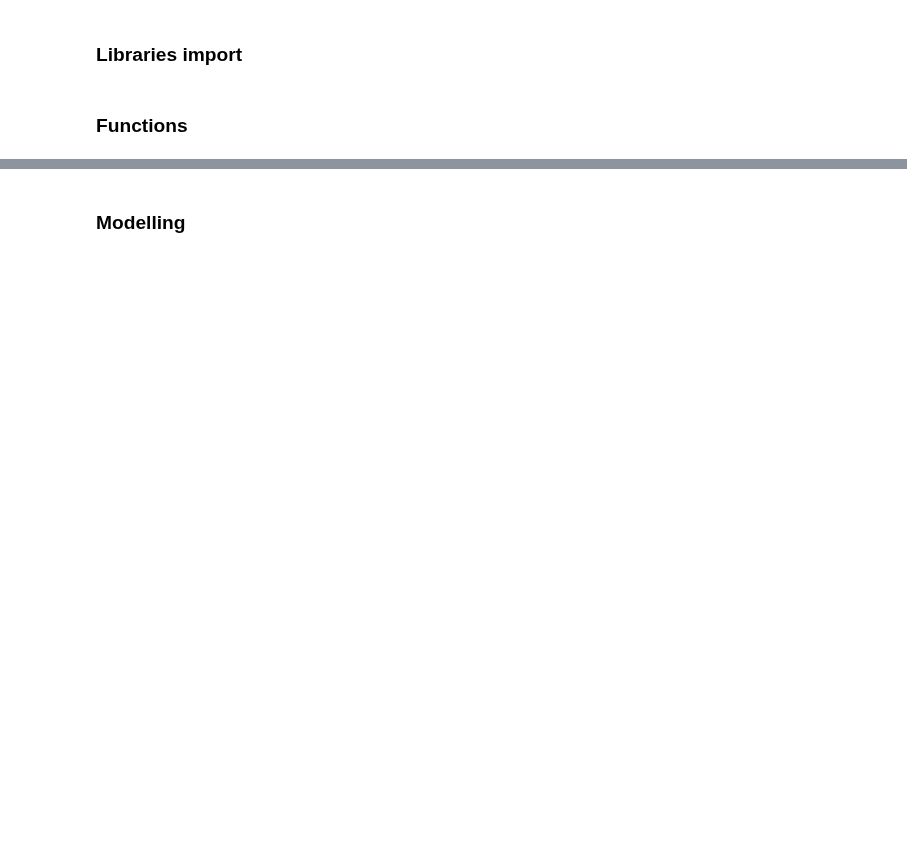
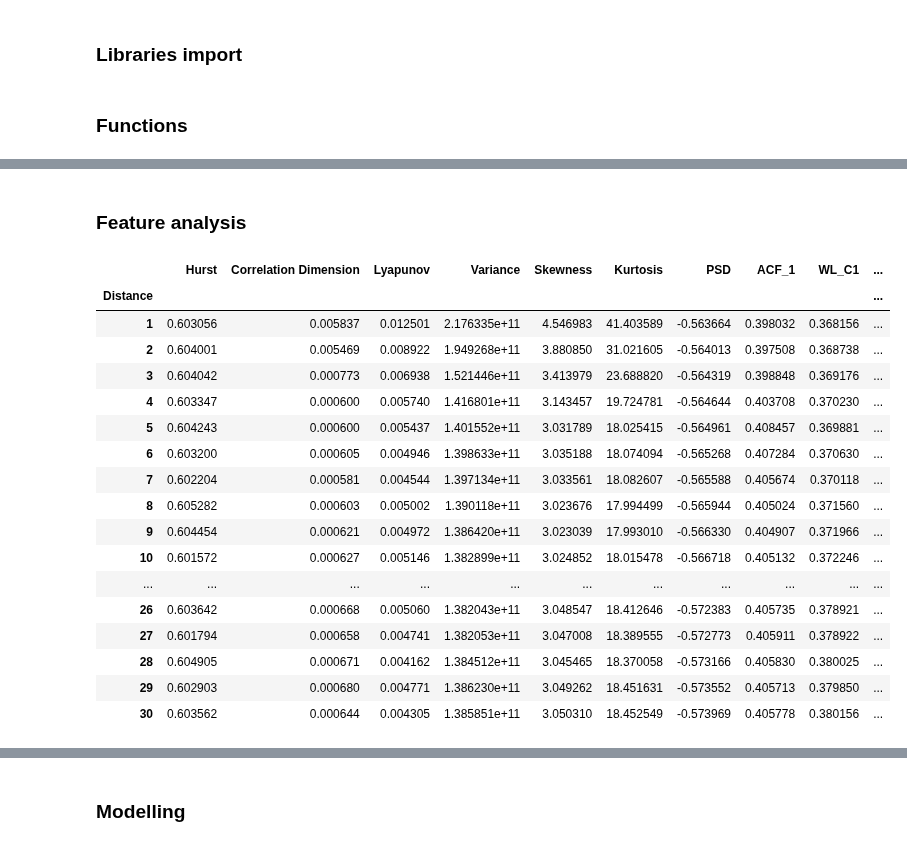
Before and after one commit to lebedevaale/early_warning_model, a Jupyter notebook: modelling.ipynb, the cells around one changed output, grey strips where cells are left out. Drawn from its saved outputs; the diff is of its cells as text; code cells hidden in the pictures; blank space fills up the shorter version.

```diff
--- a/modelling.ipynb
+++ b/modelling.ipynb
@@ -15,6 +15,7 @@ import sklearn.model_selection as modsel
 import warnings
 warnings.filterwarnings("ignore")
 pio.templates.default = "plotly_dark"
+pd.set_option('display.max_columns', None)
 # %% [markdown]
 ### Functions
 # %%
@@ -181,0 +228,27 @@ def model_optimization(Y_train,
+# %% [markdown]
+### Feature analysis
+# %%
+# Read dataset
+data_logdyn = pd.read_parquet('Data/final_dataset.parquet')
+data_mean = data_logdyn.groupby('Distance')[data_logdyn.columns.drop(['Volume', 'MA100', 'Rise', 'Distance', 'Index', 'Ticker'])].mean().iloc[:30]
+data_mean.to_parquet('Data/final_mean.parquet')
+data_mean
+# %% [output]
+|  | Hurst | Correlation Dimension | Lyapunov | Variance | Skewness | Kurtosis | PSD | ACF_1 | WL_C1 | ... |
+| Distance |  |  |  |  |  |  |  |  |  | ... |
+| 1 | 0.603056 | 0.005837 | 0.012501 | 2.176335e+11 | 4.546983 | 41.403589 | -0.563664 | 0.398032 | 0.368156 | ... |
+| 2 | 0.604001 | 0.005469 | 0.008922 | 1.949268e+11 | 3.880850 | 31.021605 | -0.564013 | 0.397508 | 0.368738 | ... |
+| 3 | 0.604042 | 0.000773 | 0.006938 | 1.521446e+11 | 3.413979 | 23.688820 | -0.564319 | 0.398848 | 0.369176 | ... |
+| 4 | 0.603347 | 0.000600 | 0.005740 | 1.416801e+11 | 3.143457 | 19.724781 | -0.564644 | 0.403708 | 0.370230 | ... |
+| 5 | 0.604243 | 0.000600 | 0.005437 | 1.401552e+11 | 3.031789 | 18.025415 | -0.564961 | 0.408457 | 0.369881 | ... |
+| 6 | 0.603200 | 0.000605 | 0.004946 | 1.398633e+11 | 3.035188 | 18.074094 | -0.565268 | 0.407284 | 0.370630 | ... |
+| 7 | 0.602204 | 0.000581 | 0.004544 | 1.397134e+11 | 3.033561 | 18.082607 | -0.565588 | 0.405674 | 0.370118 | ... |
+| 8 | 0.605282 | 0.000603 | 0.005002 | 1.390118e+11 | 3.023676 | 17.994499 | -0.565944 | 0.405024 | 0.371560 | ... |
+| 9 | 0.604454 | 0.000621 | 0.004972 | 1.386420e+11 | 3.023039 | 17.993010 | -0.566330 | 0.404907 | 0.371966 | ... |
+| 10 | 0.601572 | 0.000627 | 0.005146 | 1.382899e+11 | 3.024852 | 18.015478 | -0.566718 | 0.405132 | 0.372246 | ... |
+| ... | ... | ... | ... | ... | ... | ... | ... | ... | ... | ... |
+| 26 | 0.603642 | 0.000668 | 0.005060 | 1.382043e+11 | 3.048547 | 18.412646 | -0.572383 | 0.405735 | 0.378921 | ... |
+| 27 | 0.601794 | 0.000658 | 0.004741 | 1.382053e+11 | 3.047008 | 18.389555 | -0.572773 | 0.405911 | 0.378922 | ... |
+| 28 | 0.604905 | 0.000671 | 0.004162 | 1.384512e+11 | 3.045465 | 18.370058 | -0.573166 | 0.405830 | 0.380025 | ... |
+| 29 | 0.602903 | 0.000680 | 0.004771 | 1.386230e+11 | 3.049262 | 18.451631 | -0.573552 | 0.405713 | 0.379850 | ... |
+| 30 | 0.603562 | 0.000644 | 0.004305 | 1.385851e+11 | 3.050310 | 18.452549 | -0.573969 | 0.405778 | 0.380156 | ... |
```
Also changed, not shown: parts of 10 cells of this notebook, 4 other files.
